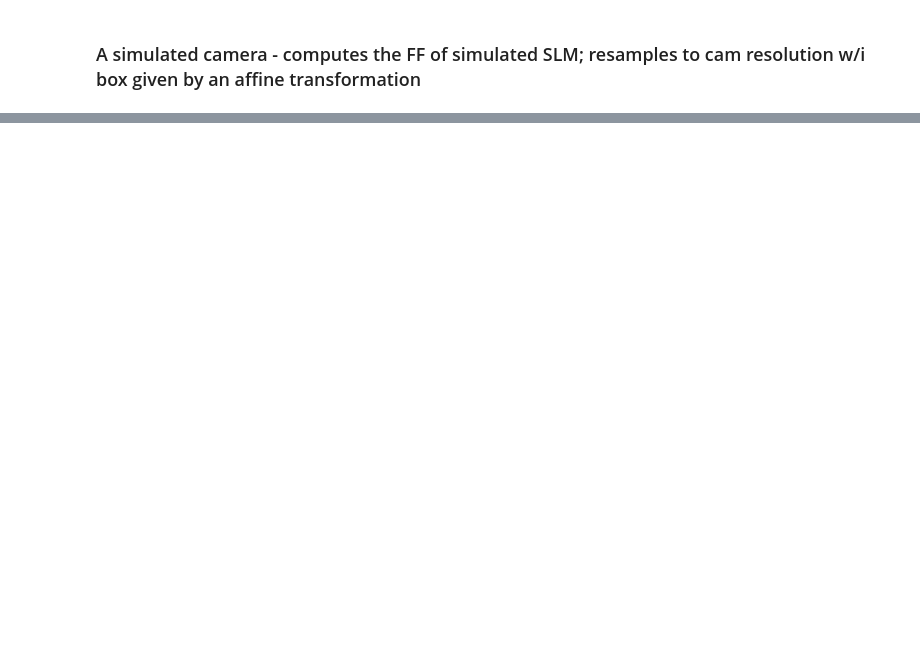
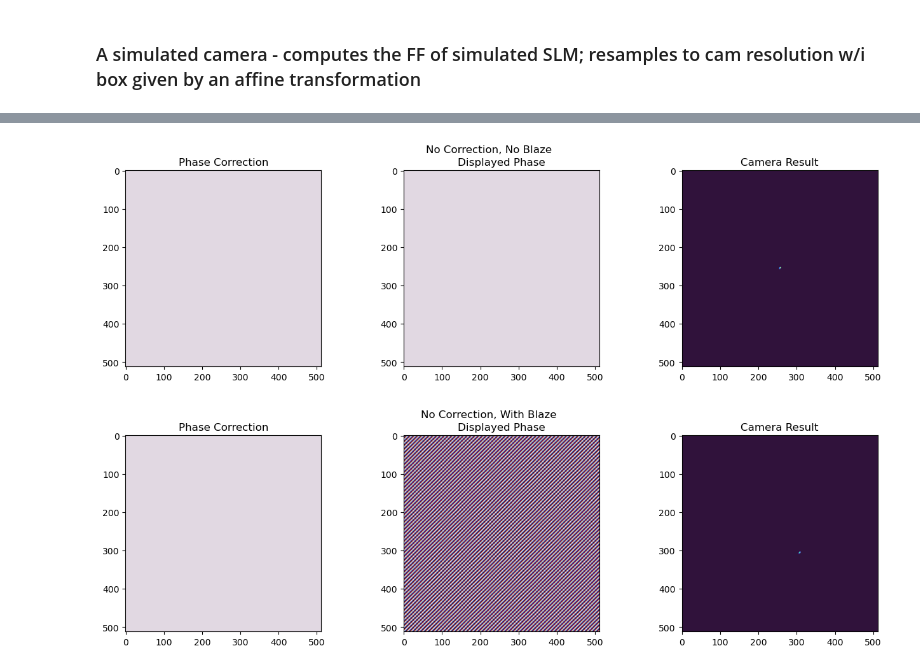
Before and after one commit to slmsuite/slmsuite-examples, a Jupyter notebook: examples/simulation.ipynb, the cells around one changed output, grey strips where cells are left out. Saved outputs shown, nothing was run; the diff lists cells and outputs as text; code cells hidden in the pictures; blank space fills up the shorter version.

```diff
--- a/examples/simulation.ipynb
+++ b/examples/simulation.ipynb
@@ -60,0 +77,42 @@ img = cam.get_image(slm, plot=False)
+# %%
+def plot(title=""):
+    _, axs = plt.subplots(1, 3, figsize=(16,4))
+
+    if slm.phase_correction is None:
+        correction = 0 * slm.phase
+    else:
+        correction = np.mod(slm.phase_correction, 2*np.pi)
+
+    axs[0].set_title("Phase Correction")
+    axs[0].imshow(
+        correction,
+        vmin=0,
+        vmax=2*np.pi,
+        interpolation="none",
+        cmap="twilight"
+    )
+
+    axs[1].set_title("Displayed Phase")
+    axs[1].imshow(
+        np.mod(slm.phase, 2*np.pi),
+        vmin=0,
+        vmax=2*np.pi,
+        interpolation="none",
+        cmap="twilight"
+    )
+
+    axs[2].set_title("Camera Result")
+    axs[2].imshow(cam.get_image())
+
+    plt.suptitle(title)
+
+    plt.show()
+# %%
+slm.write(None, settle=True)
+plot(title="No Correction, No Blaze")
+
+slm.write(toolbox.phase.blaze(grid=slm, vector=(0.1, 0.1)), settle=True)
+plot(title="No Correction, With Blaze")
+# %% [output]
+[figure, added]
+[figure, added]
```
Also changed, not shown: parts of 15 cells of this notebook.
